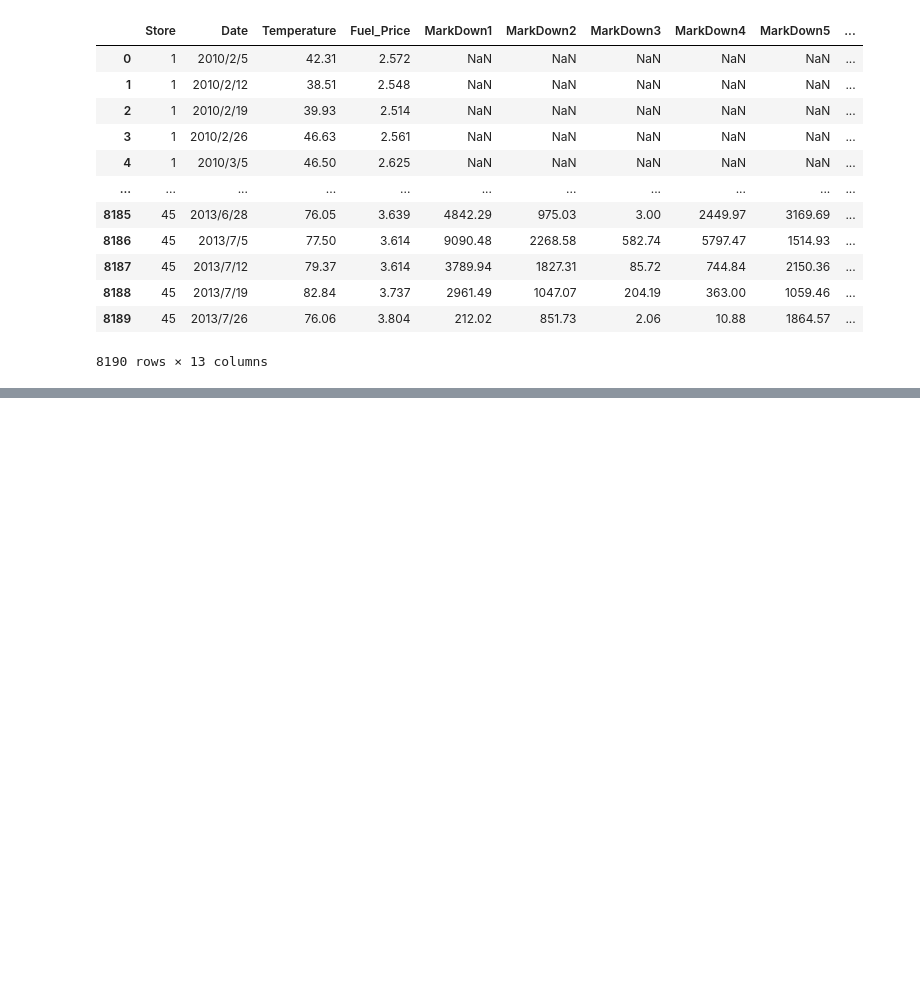
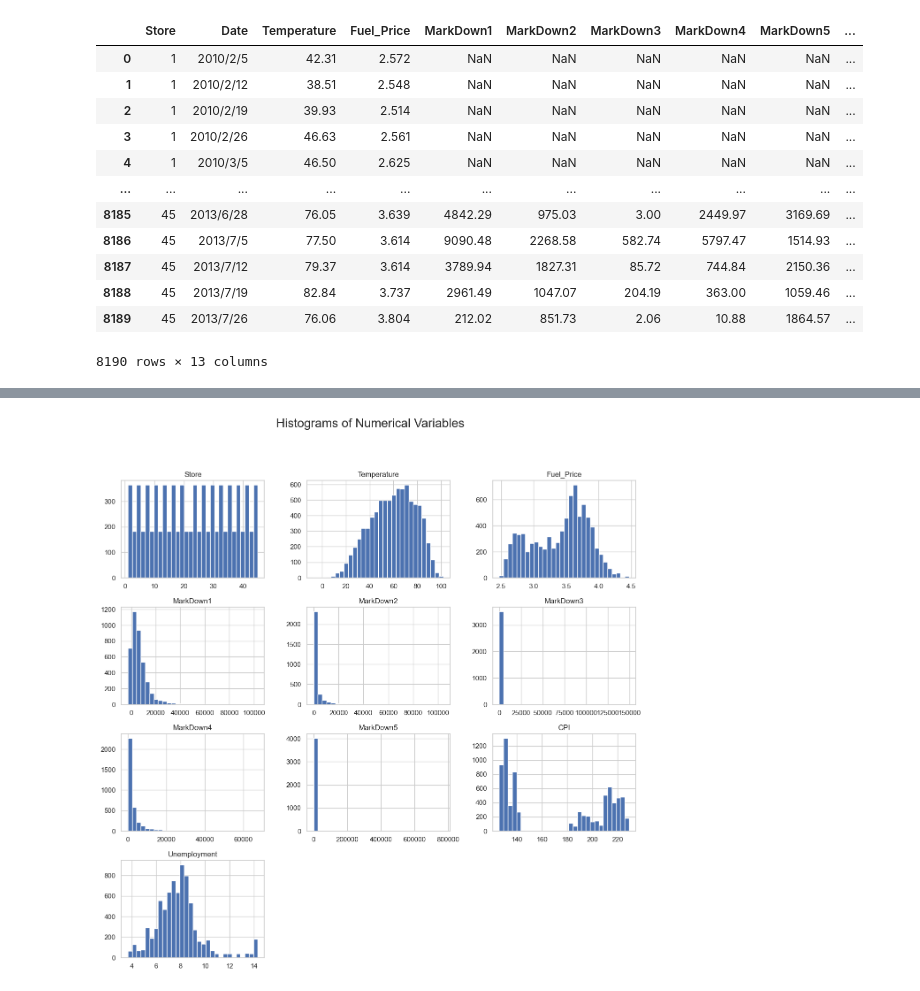
Before and after one commit to likeekil/MGS3101, a Jupyter notebook: archive (1)/data.ipynb, the cells around one changed output, grey strips where cells are left out. Saved outputs shown, nothing was run; the diff lists cells and outputs as text; code cells hidden in the pictures; blank space fills up the shorter version.

```diff
--- a/archive (1)/data.ipynb
+++ b/archive (1)/data.ipynb
@@ -74,0 +75,9 @@ df.describe()
+# %%
+sns.set(style="whitegrid")
+
+# Plot histograms for numerical variables
+df.hist(bins=30, figsize=(15, 14))
+plt.suptitle('Histograms of Numerical Variables', fontsize=20)
+plt.show()
+# %% [output]
+[figure, added]
```
Also changed, not shown: parts of 36 cells of this notebook, 2 other files.
